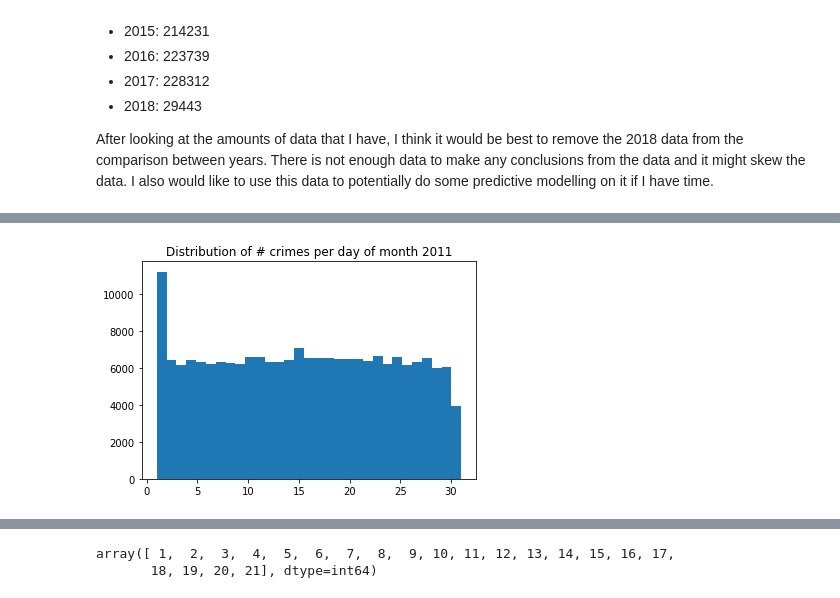
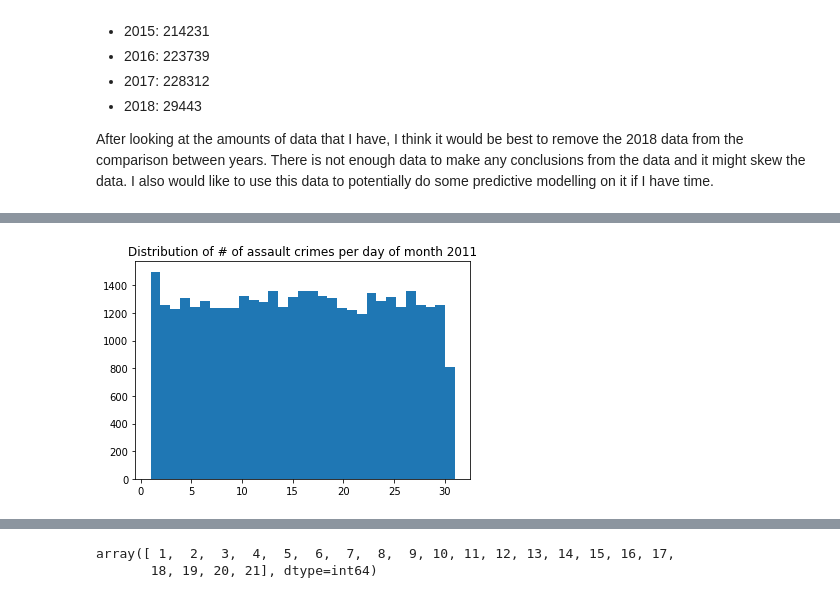
Before and after one commit to srfrankum48/DSCI343Project, a Jupyter notebook: LAData.ipynb, the cells around one changed output, grey strips where cells are left out. Cells and saved outputs as stored; diff of their text form; code cells hidden in the pictures.

Commit message:
SortedData

```diff
--- a/LAData.ipynb
+++ b/LAData.ipynb
@@ -11,3 +8,5 @@ LAData= pd.read_csv("Final/Crime_Data_from_2010_Los_Angeles.csv")
+# %%
+LAData= pd.read_csv("C:/Users/Regina/Documents/GitHub/DSCI343Project/awm48/SortedData/LosAngelesAssault.csv")
 # %%
 dataframe = LAData.sample(frac=1)
 # %%
@@ -179,41 +181,41 @@ plt.show()
 # %%
 plotData = time[time['year'] == 2010]
-plt.title("Distribution of # crimes per day of month 2010")
+plt.title("Distribution of # of assault crimes per day of month 2010")
 plt.hist(plotData['day'], 31)
 plt.show()
 
 plotData = time[time['year'] == 2011]
-plt.title("Distribution of # crimes per day of month 2011")
+plt.title("Distribution of # of assault crimes per day of month 2011")
 plt.hist(plotData['day'], 31)
 plt.show()
 
 plotData = time[time['year'] == 2012]
-plt.title("Distribution of # crimes per day of month 2012")
+plt.title("Distribution of # of assault crimes per day of month 2012")
 plt.hist(plotData['day'], 31)
 plt.show()
 
 plotData = time[time['year'] == 2013]
-plt.title("Distribution of # crimes per day of month 2013")
+plt.title("Distribution of # of assault crimes per day of month 2013")
 plt.hist(plotData['day'], 31)
 plt.show()
 
 plotData = time[time['year'] == 2014]
-plt.title("Distribution of # crimes per day of month 2014")
+plt.title("Distribution of # of assault crimes per day of month 2014")
 plt.hist(plotData['day'], 31)
 plt.show()
 
 plotData = time[time['year'] == 2015]
-plt.title("Distribution of # crimes per day of month 2015")
+plt.title("Distribution of # of assault crimes per day of month 2015")
 plt.hist(plotData['day'], 31)
 plt.show()
 
 plotData = time[time['year'] == 2016]
-plt.title("Distribution of # crimes per day of month 2016")
+plt.title("Distribution of # of assault crimes per day of month 2016")
 plt.hist(plotData['day'], 31)
 plt.show()
 
 plotData = time[time['year'] == 2017]
-plt.title("Distribution of # crimes per day of month 2017")
+plt.title("Distribution of # of assault crimes per day of month 2017")
 plt.hist(plotData['day'], 31)
 plt.show()
 # %% [output]
@@ -221 +223 @@ plt.show()
-[figure, old version]
+[figure, new version]
```
Also changed, not shown: parts of 13 cells of this notebook, 36 other files.
